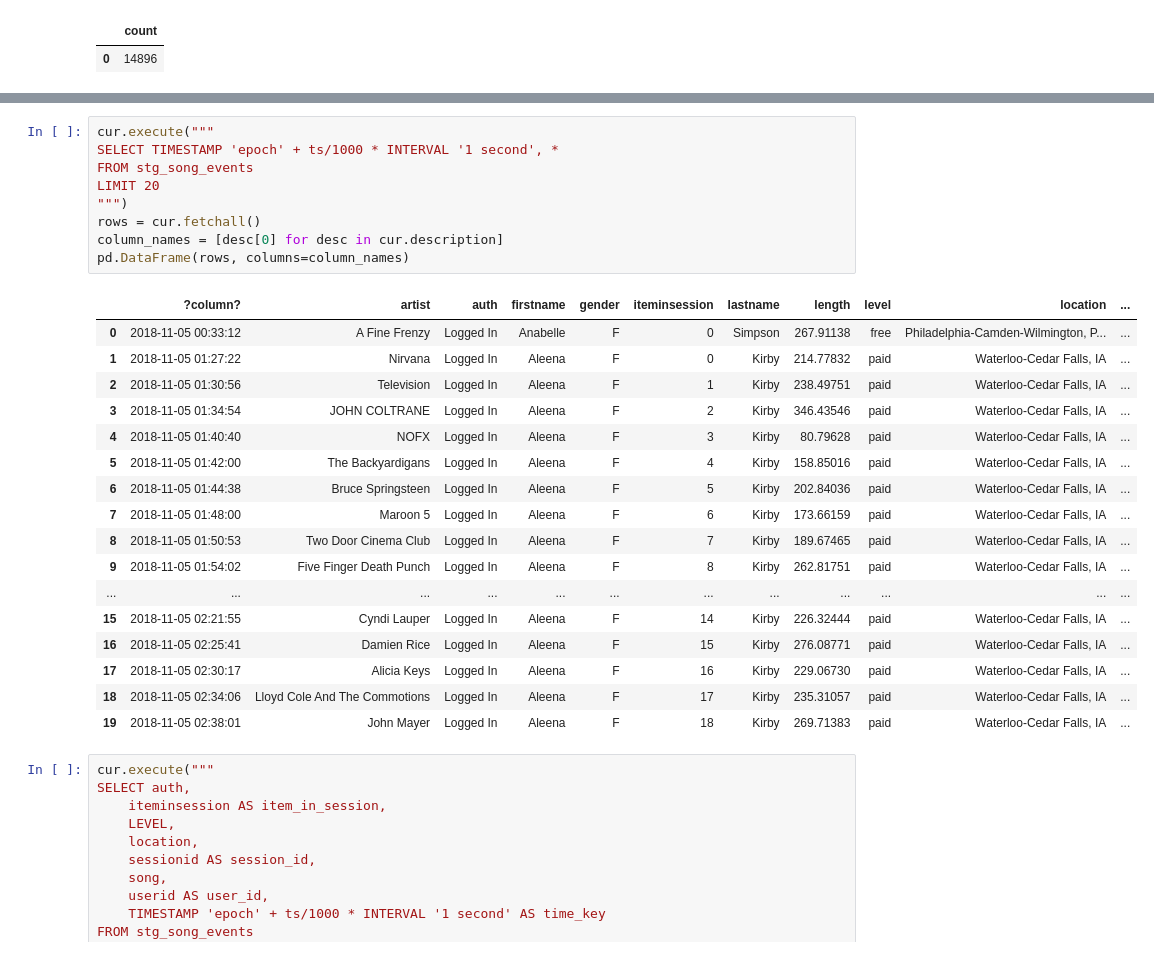
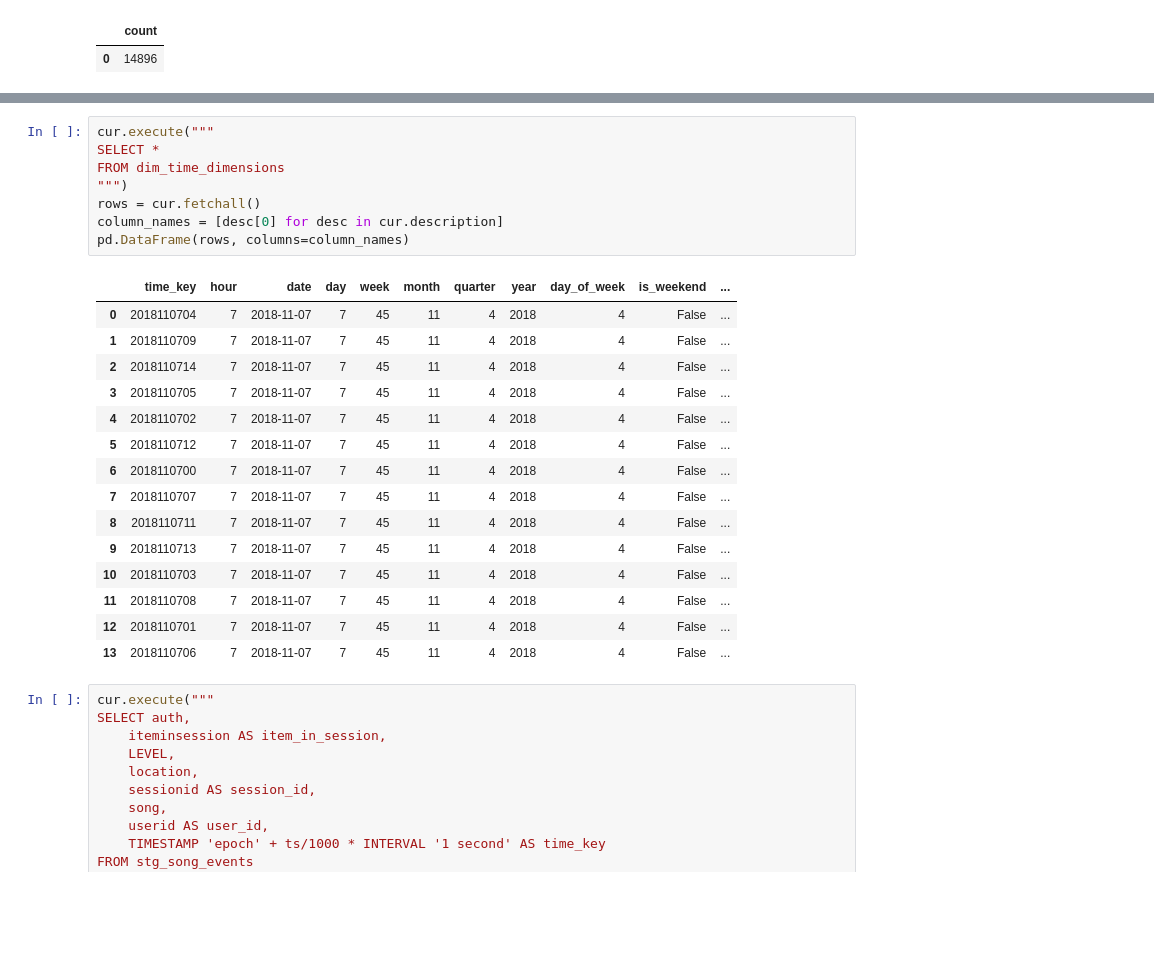
Before and after one commit to anvo268/UdacityDataWarehousePrj, a Jupyter notebook: Fiddle.ipynb, the cells around one changed output, grey strips where cells are left out. Cells and saved outputs as stored; diff of their text form; blank space fills up the shorter version.

```diff
--- a/Fiddle.ipynb
+++ b/Fiddle.ipynb
@@ -538,30 +547,27 @@ pd.DataFrame(rows, columns=column_names)
 # %%
 cur.execute("""
-SELECT TIMESTAMP 'epoch' + ts/1000 * INTERVAL '1 second', *
-FROM stg_song_events
-LIMIT 20
+SELECT *
+FROM dim_time_dimensions
 """)
 rows = cur.fetchall()
 column_names = [desc[0] for desc in cur.description]
 pd.DataFrame(rows, columns=column_names)
 # %% [output]
-|  | ?column? | artist | auth | firstname | gender | iteminsession | lastname | length | level | location | ... |
-| 0 | 2018-11-05 00:33:12 | A Fine Frenzy | Logged In | Anabelle | F | 0 | Simpson | 267.91138 | free | Philadelphia-Camden-Wilmington, P... | ... |
-| 1 | 2018-11-05 01:27:22 | Nirvana | Logged In | Aleena | F | 0 | Kirby | 214.77832 | paid | Waterloo-Cedar Falls, IA | ... |
-| 2 | 2018-11-05 01:30:56 | Television | Logged In | Aleena | F | 1 | Kirby | 238.49751 | paid | Waterloo-Cedar Falls, IA | ... |
-| 3 | 2018-11-05 01:34:54 | JOHN COLTRANE | Logged In | Aleena | F | 2 | Kirby | 346.43546 | paid | Waterloo-Cedar Falls, IA | ... |
-| 4 | 2018-11-05 01:40:40 | NOFX | Logged In | Aleena | F | 3 | Kirby | 80.79628 | paid | Waterloo-Cedar Falls, IA | ... |
-| 5 | 2018-11-05 01:42:00 | The Backyardigans | Logged In | Aleena | F | 4 | Kirby | 158.85016 | paid | Waterloo-Cedar Falls, IA | ... |
-| 6 | 2018-11-05 01:44:38 | Bruce Springsteen | Logged In | Aleena | F | 5 | Kirby | 202.84036 | paid | Waterloo-Cedar Falls, IA | ... |
-| 7 | 2018-11-05 01:48:00 | Maroon 5 | Logged In | Aleena | F | 6 | Kirby | 173.66159 | paid | Waterloo-Cedar Falls, IA | ... |
-| 8 | 2018-11-05 01:50:53 | Two Door Cinema Club | Logged In | Aleena | F | 7 | Kirby | 189.67465 | paid | Waterloo-Cedar Falls, IA | ... |
-| 9 | 2018-11-05 01:54:02 | Five Finger Death Punch | Logged In | Aleena | F | 8 | Kirby | 262.81751 | paid | Waterloo-Cedar Falls, IA | ... |
-| ... | ... | ... | ... | ... | ... | ... | ... | ... | ... | ... | ... |
-| 15 | 2018-11-05 02:21:55 | Cyndi Lauper | Logged In | Aleena | F | 14 | Kirby | 226.32444 | paid | Waterloo-Cedar Falls, IA | ... |
-| 16 | 2018-11-05 02:25:41 | Damien Rice | Logged In | Aleena | F | 15 | Kirby | 276.08771 | paid | Waterloo-Cedar Falls, IA | ... |
-| 17 | 2018-11-05 02:30:17 | Alicia Keys | Logged In | Aleena | F | 16 | Kirby | 229.06730 | paid | Waterloo-Cedar Falls, IA | ... |
-| 18 | 2018-11-05 02:34:06 | Lloyd Cole And The Commotions | Logged In | Aleena | F | 17 | Kirby | 235.31057 | paid | Waterloo-Cedar Falls, IA | ... |
-| 19 | 2018-11-05 02:38:01 | John Mayer | Logged In | Aleena | F | 18 | Kirby | 269.71383 | paid | Waterloo-Cedar Falls, IA | ... |
+|  | time_key | hour | date | day | week | month | quarter | year | day_of_week | is_weekend | ... |
+| 0 | 2018110704 | 7 | 2018-11-07 | 7 | 45 | 11 | 4 | 2018 | 4 | False | ... |
+| 1 | 2018110709 | 7 | 2018-11-07 | 7 | 45 | 11 | 4 | 2018 | 4 | False | ... |
+| 2 | 2018110714 | 7 | 2018-11-07 | 7 | 45 | 11 | 4 | 2018 | 4 | False | ... |
+| 3 | 2018110705 | 7 | 2018-11-07 | 7 | 45 | 11 | 4 | 2018 | 4 | False | ... |
+| 4 | 2018110702 | 7 | 2018-11-07 | 7 | 45 | 11 | 4 | 2018 | 4 | False | ... |
+| 5 | 2018110712 | 7 | 2018-11-07 | 7 | 45 | 11 | 4 | 2018 | 4 | False | ... |
+| 6 | 2018110700 | 7 | 2018-11-07 | 7 | 45 | 11 | 4 | 2018 | 4 | False | ... |
+| 7 | 2018110707 | 7 | 2018-11-07 | 7 | 45 | 11 | 4 | 2018 | 4 | False | ... |
+| 8 | 2018110711 | 7 | 2018-11-07 | 7 | 45 | 11 | 4 | 2018 | 4 | False | ... |
+| 9 | 2018110713 | 7 | 2018-11-07 | 7 | 45 | 11 | 4 | 2018 | 4 | False | ... |
+| 10 | 2018110703 | 7 | 2018-11-07 | 7 | 45 | 11 | 4 | 2018 | 4 | False | ... |
+| 11 | 2018110708 | 7 | 2018-11-07 | 7 | 45 | 11 | 4 | 2018 | 4 | False | ... |
+| 12 | 2018110701 | 7 | 2018-11-07 | 7 | 45 | 11 | 4 | 2018 | 4 | False | ... |
+| 13 | 2018110706 | 7 | 2018-11-07 | 7 | 45 | 11 | 4 | 2018 | 4 | False | ... |
 # %%
 cur.execute("""
 SELECT auth,
```
Also changed, not shown: parts of 16 cells of this notebook, 4 other files.
